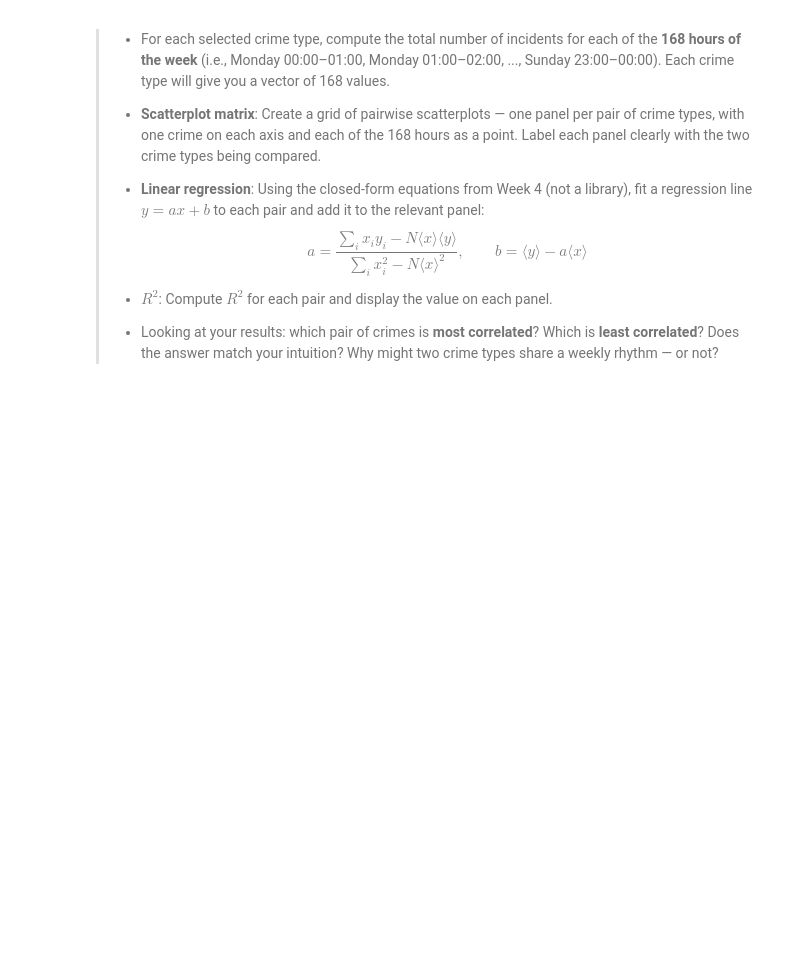
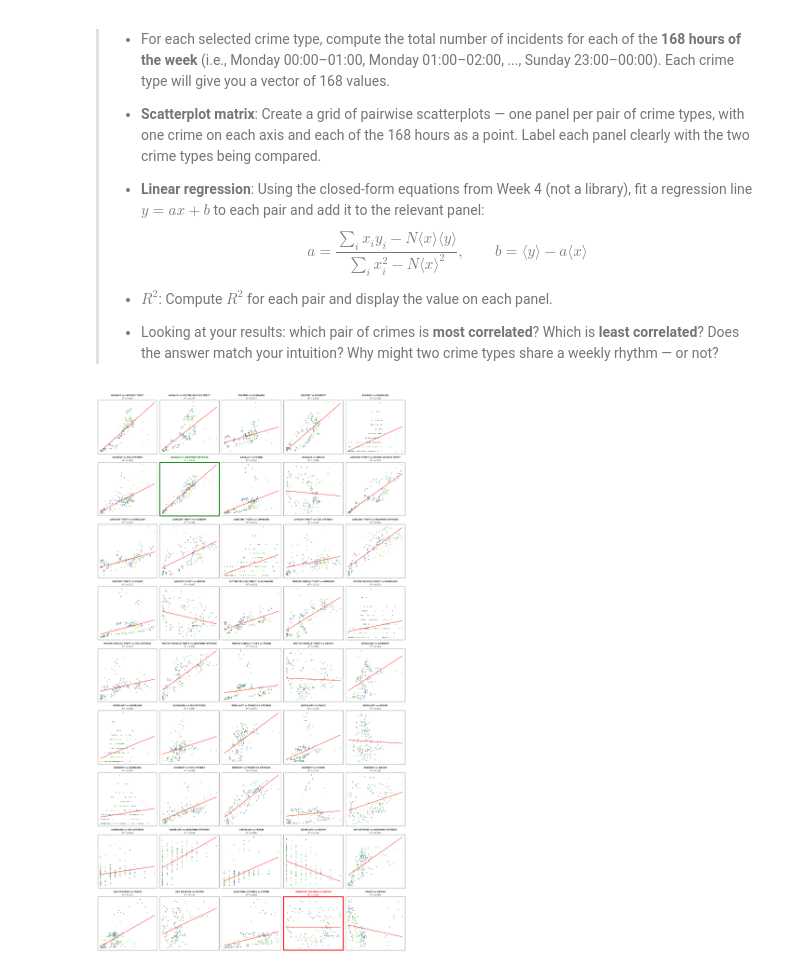
Before and after one commit to FergadakisN/assignment1_social_data_analysis, a Jupyter notebook: Assignment1.ipynb, the cells around one changed output. Saved outputs shown, nothing was run; the diff lists cells and outputs as text; code cells hidden in the pictures; blank space fills up the shorter version.

```diff
--- a/Assignment1.ipynb
+++ b/Assignment1.ipynb
@@ -216,3 +278,90 @@ Select **at least 4** of your Personal Focus Crimes for this exercise. More is f
 > * **$R^2$**: Compute $R^2$ for each pair and display the value on each panel.
 >
 > * Looking at your results: which pair of crimes is **most correlated**? Which is **least correlated**? Does the answer match your intuition? Why might two crime types share a weekly rhythm — or not?
+# %%
+import pandas as pd
+import matplotlib.pyplot as plt
+import numpy as np
+from itertools import combinations
+
+# 1. Load Data
+df = pd.read_csv('SFPD_Combined_Data.csv')
+
+# 2. Define my 10 Personal Focus Crimes
+my_focus = ["assault", "larceny theft", "motor vehicle theft", "burglary",
+            "robbery", "gambling", "sex offense", "weapons offense", "fraud", "arson"]
+
+df['Incident Category'] = df['Incident Category'].str.lower()
+df_focus = df[df['Incident Category'].isin(my_focus)].copy()
+
+# 3. Compute 168-hour vectors
+df_focus['Incident Date'] = pd.to_datetime(df_focus['Incident Date'])
+df_focus['Hour'] = pd.to_datetime(df_focus['Incident Time'], errors='coerce').dt.hour
+df_focus['HourOfWeek'] = df_focus['Incident Date'].dt.dayofweek * 24 + df_focus['Hour']
+
+pivot_df = df_focus.groupby(['HourOfWeek', 'Incident Category']).size().unstack(fill_value=0)
+
+# 4. Calculation and Ranking
+crime_pairs = list(combinations(my_focus, 2))
+results = []
+
+for c1, c2 in crime_pairs:
+    x = pivot_df[c1].values.astype(float)
+    y = pivot_df[c2].values.astype(float)
+    N = len(x)
+
+    # Manual Regression
+    x_mean, y_mean = np.mean(x), np.mean(y)
+    num = np.sum(x * y) - N * x_mean * y_mean
+    den = np.sum(x**2) - N * (x_mean**2)
+
+    a = num / den if den != 0 else 0
+    b = y_mean - a * x_mean
+
+    # R^2
+    y_pred = a * x + b
+    ss_res = np.sum((y - y_pred)**2)
+    ss_tot = np.sum((y - y_mean)**2)
+    r2 = 1 - (ss_res / ss_tot) if ss_tot != 0 else 0
+
+    results.append({'pair': (c1, c2), 'x': x, 'y': y, 'a': a, 'b': b, 'r2': r2})
+
+# Identify extreme pairs
+most_corr = max(results, key=lambda x: x['r2'])
+least_corr = min(results, key=lambda x: x['r2'])
+
+# 5. Plotting (9 rows x 5 columns for 45 pairs)
+fig, axes = plt.subplots(9, 5, figsize=(25, 45), facecolor='white')
+axes = axes.flatten()
+colors = plt.cm.viridis(np.linspace(0, 1, 168))
+
+for i, res in enumerate(results):
+    ax = axes[i]
+    c1, c2 = res['pair']
+
+    # Scatter points colored by hour
+    ax.scatter(res['x'], res['y'], c=colors, s=15, alpha=0.7)
+
+    # Manual fit line
+    x_range = np.array([res['x'].min(), res['x'].max()])
+    ax.plot(x_range, res['a'] * x_range + res['b'], color='red', lw=2)
+
+    # Highlighting logic
+    title_color = '#333333'
+    if res['pair'] == most_corr['pair']:
+        title_color = 'green'
+        for spine in ax.spines.values():
+            spine.set_edgecolor('green'); spine.set_linewidth(5)
+    elif res['pair'] == least_corr['pair']:
+        title_color = 'red'
+        for spine in ax.spines.values():
+            spine.set_edgecolor('red'); spine.set_linewidth(5)
+
+    ax.set_title(f"{c1.upper()} vs {c2.upper()}\n$R^2 = {res['r2']:.3f}$",
+                 color=title_color, fontsize=12, fontweight='bold')
+    ax.set_xticks([]); ax.set_yticks([])
+
+plt.tight_layout()
+plt.show()
+# %% [output]
+[figure, added]
```
Also changed, not shown: parts of 3 cells of this notebook.
